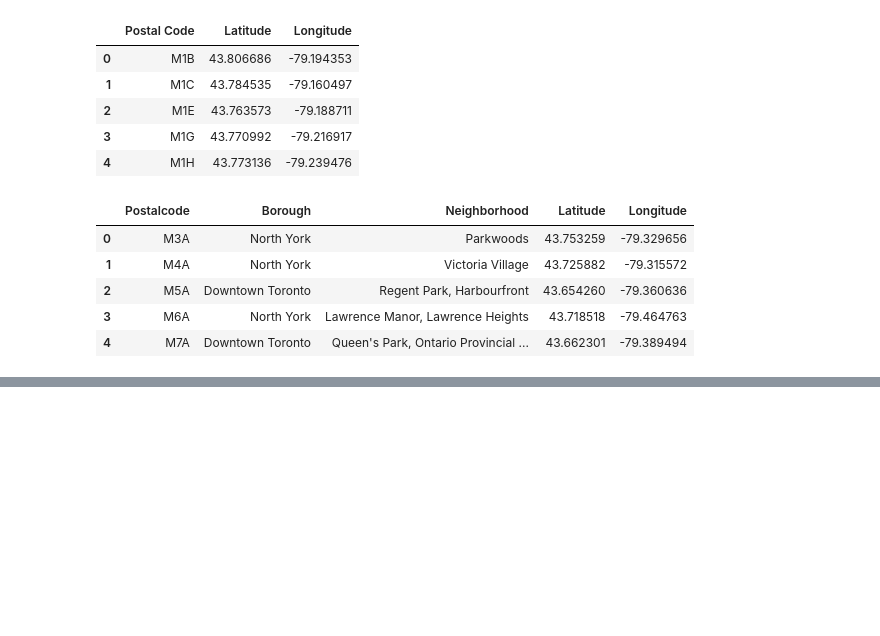
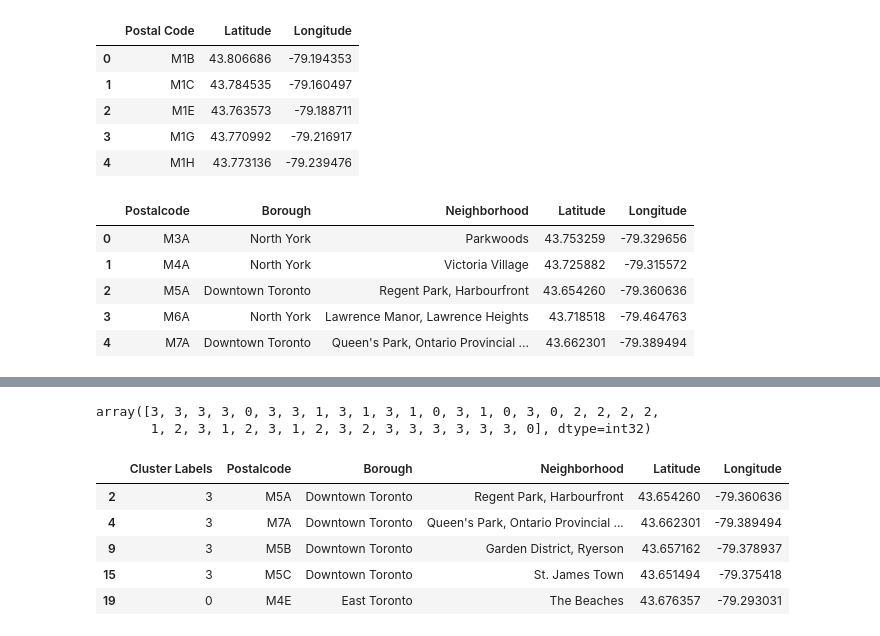
Before and after one commit to mkosaka1/Coursera_Capstone, a Jupyter notebook: SegmentingAndClusteringNeighborhoods.ipynb, the cells around one changed output, grey strips where cells are left out. Drawn from its saved outputs; the diff is of its cells as text; code cells hidden in the pictures; blank space fills up the shorter version.

```diff
--- a/SegmentingAndClusteringNeighborhoods.ipynb
+++ b/SegmentingAndClusteringNeighborhoods.ipynb
@@ -113,0 +127,4 @@ combined.head()
+# %%
+# Only obtaining rows with Toronto as their Borough from the combined dataframe
+df2=combined[combined['Borough'].str.contains('Toronto',regex=False)]
+df2.head()
@@ -113,0 +138,21 @@ combined.head()
+# %%
+# Use KMeans clustering to cluster neighborhoods
+k=4
+toronto_clustering = df2.drop(['Postalcode','Borough','Neighborhood'],1)
+kmeans = KMeans(n_clusters = k,random_state=0).fit(toronto_clustering)
+kmeans.labels_
+df2.insert(0, 'Cluster Labels', kmeans.labels_)
+# %%
+kmeans.labels_
+# %% [output]
+array([3, 3, 3, 3, 0, 3, 3, 1, 3, 1, 3, 1, 0, 3, 1, 0, 3, 0, 2, 2, 2, 2,
+       1, 2, 3, 1, 2, 3, 1, 2, 3, 2, 3, 3, 3, 3, 3, 3, 0], dtype=int32)
+# %%
+df2.head()
+# %% [output]
+|  | Cluster Labels | Postalcode | Borough | Neighborhood | Latitude | Longitude |
+| 2 | 3 | M5A | Downtown Toronto | Regent Park, Harbourfront | 43.654260 | -79.360636 |
+| 4 | 3 | M7A | Downtown Toronto | Queen's Park, Ontario Provincial ... | 43.662301 | -79.389494 |
+| 9 | 3 | M5B | Downtown Toronto | Garden District, Ryerson | 43.657162 | -79.378937 |
+| 15 | 3 | M5C | Downtown Toronto | St. James Town | 43.651494 | -79.375418 |
+| 19 | 0 | M4E | East Toronto | The Beaches | 43.676357 | -79.293031 |
```
Also changed, not shown: parts of 5 cells of this notebook.
